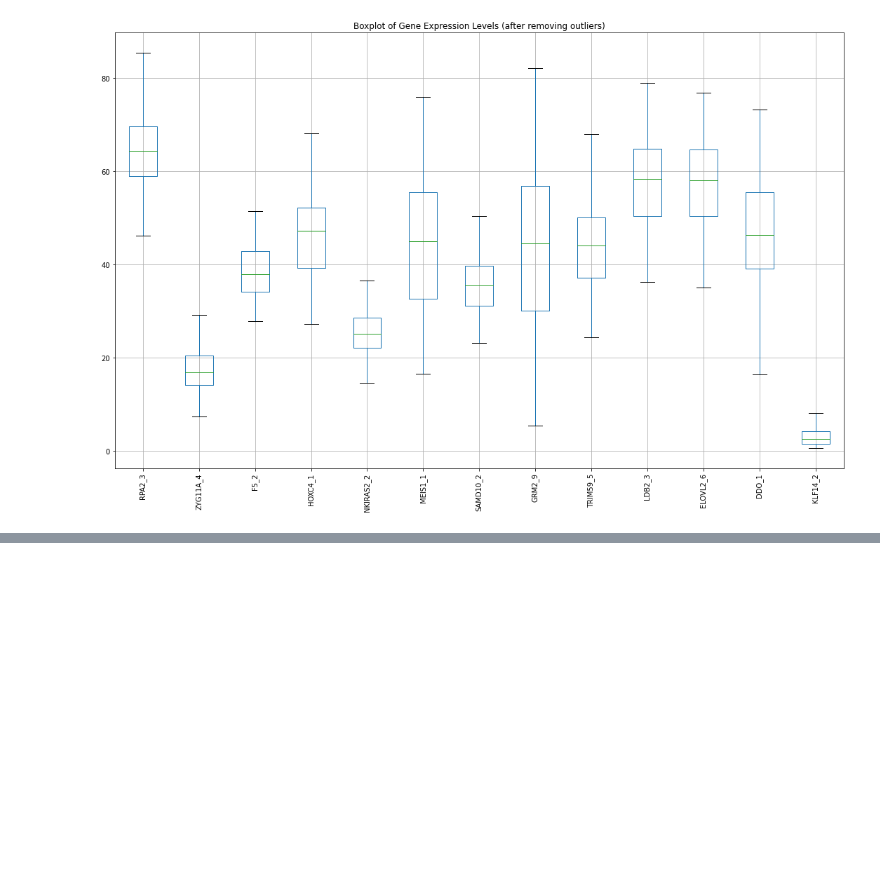
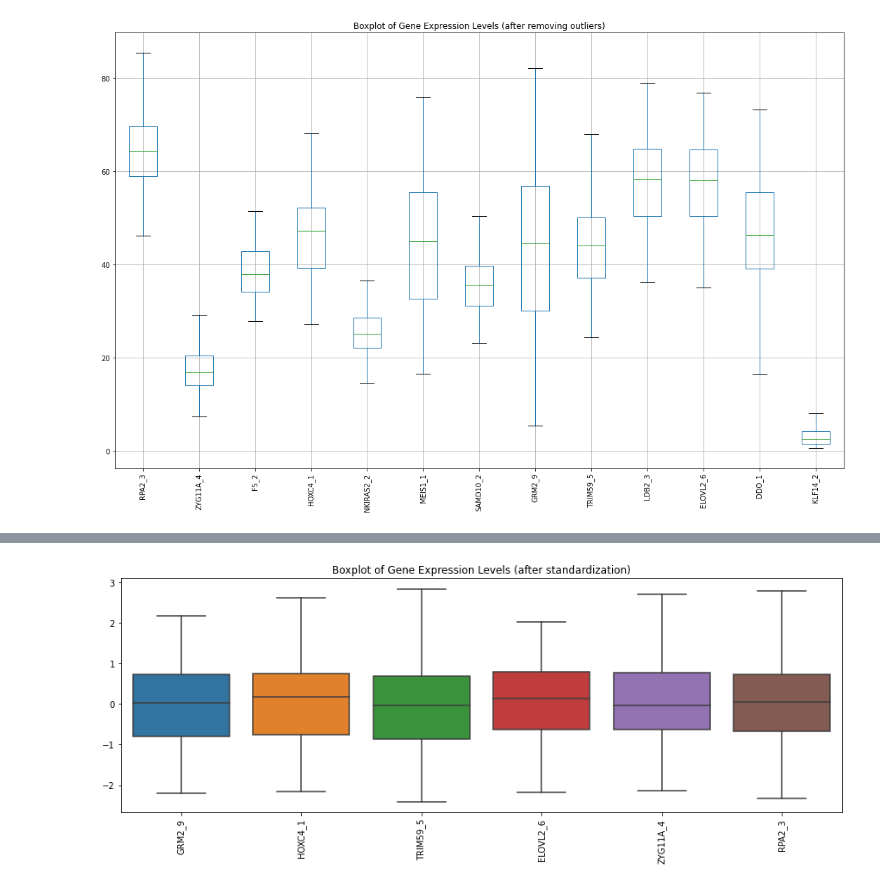
Before and after one commit to TC851/Data-Science-Ageing-process-Gene-expression, a Jupyter notebook: Ageing process Gene expression.ipynb, the cells around one changed output, grey strips where cells are left out. Cells and saved outputs as stored; diff of their text form; code cells hidden in the pictures; blank space fills up the shorter version.

```diff
--- a/Ageing process Gene expression.ipynb
+++ b/Ageing process Gene expression.ipynb
@@ -134,0 +151,13 @@ plt.show()
+# %%
+scaler = StandardScaler()
+scaled_gene_data = scaler.fit_transform(gene_data)
+# %%
+scaled_gene_df = pd.DataFrame(scaled_gene_data, columns=gene_data.columns)
+# %%
+plt.figure(figsize=(15, 5))
+sns.boxplot(data=scaled_gene_df)
+plt.title('Boxplot of Gene Expression Levels (after standardization)')
+plt.xticks(rotation=90)
+plt.show()
+# %% [output]
+[figure, added]
```
Also changed, not shown: parts of 4 cells of this notebook.
